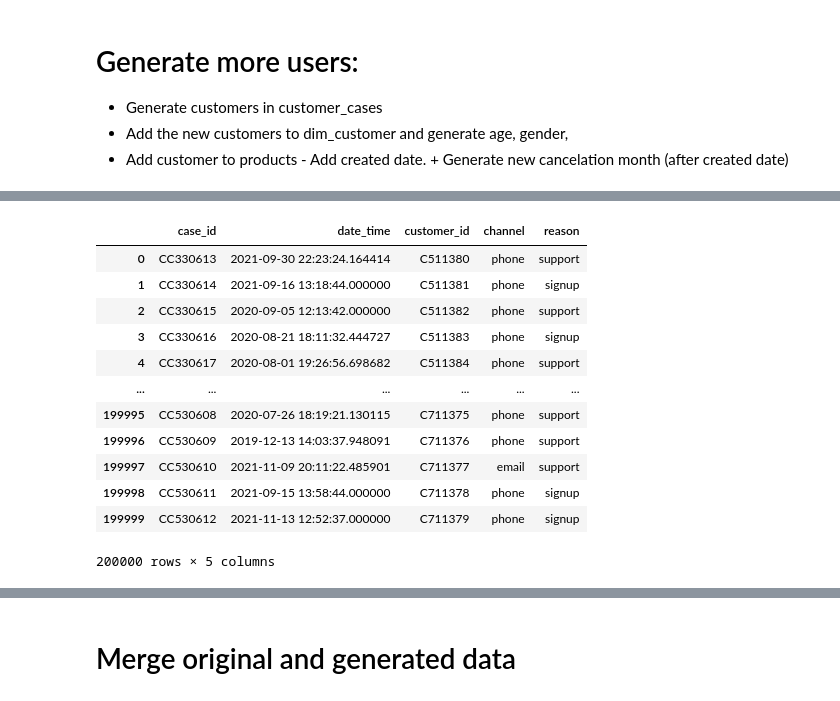
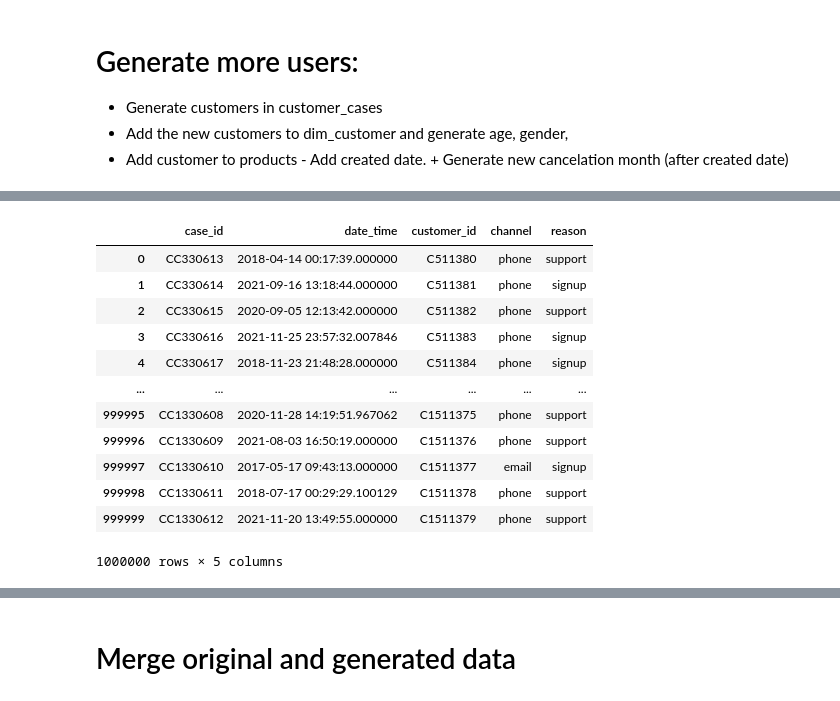
Before and after one commit to MartinBA741/QlikWorld, a Jupyter notebook: gen_data.ipynb, the cells around one changed output, grey strips where cells are left out. Saved outputs shown, nothing was run; the diff lists cells and outputs as text; code cells hidden in the pictures.

```diff
--- a/gen_data.ipynb
+++ b/gen_data.ipynb
@@ -25,3 +25,21 @@ def add_random_days(date, t_0=60, t_1=120):
         new_date = date + timedelta(days=n)
 
     return new_date
+# %%
+from random import randrange
+from datetime import timedelta
+
+def random_date(start, end):
+    """
+    This function will return a random datetime between two datetime
+    objects.
+    """
+    delta = end - start
+    int_delta = (delta.days * 24 * 60 * 60) + delta.seconds
+    random_second = randrange(int_delta)
+    return start + timedelta(seconds=random_second)
+# %%
+start_date = pd.to_datetime('2017-01-01')
+end_date = pd.to_datetime('2022-01-01')
+
+random_date(start_date, end_date)
@@ -28,28 +48,33 @@ def add_random_days(date, t_0=60, t_1=120):
 # %%
-sample_size = 200000
+sample_size = 1000000
 
 gen_cases = pd.DataFrame({
     'case_id' :  np.array(pd.Series(np.repeat("CC", sample_size)) + pd.Series(np.arange(330613, 330613+sample_size)).astype(str)),
     'date_time' : cases['date_time'].sample(sample_size, replace = True, random_state=741).to_numpy(),
     'customer_id' : np.array(pd.Series(np.repeat("C", sample_size)) + pd.Series(np.arange(511380, 511380+sample_size)).astype(str)),
     'channel' : cases['channel'].sample(sample_size, replace = True).to_numpy(),
     'reason' : cases['reason'].sample(sample_size, replace = True).to_numpy(),
     })
 
-gen_cases['date_time'] = pd.to_datetime(gen_cases['date_time']).apply(lambda x: add_random_days(x, t_0=100, t_1=160))
+
+gen_cases['date_time'] = pd.to_datetime(gen_cases['date_time']).apply(lambda x: add_random_days(x, t_0=10, t_1=365*3))
+
+late_lst = gen_cases[(gen_cases['date_time'] > pd.to_datetime('2021-12-12'))].index
+
+gen_cases.iloc[late_lst, 1] = gen_cases.iloc[late_lst, 1].apply(lambda x: random_date(start_date, end_date)).copy()
 
 gen_cases
 # %% [output]
 |  | case_id | date_time | customer_id | channel | reason |
-| 0 | CC330613 | 2021-09-30 22:23:24.164414 | C511380 | phone | support |
+| 0 | CC330613 | 2018-04-14 00:17:39.000000 | C511380 | phone | support |
 | 1 | CC330614 | 2021-09-16 13:18:44.000000 | C511381 | phone | signup |
 | 2 | CC330615 | 2020-09-05 12:13:42.000000 | C511382 | phone | support |
-| 3 | CC330616 | 2020-08-21 18:11:32.444727 | C511383 | phone | signup |
-| 4 | CC330617 | 2020-08-01 19:26:56.698682 | C511384 | phone | support |
+| 3 | CC330616 | 2021-11-25 23:57:32.007846 | C511383 | phone | signup |
+| 4 | CC330617 | 2018-11-23 21:48:28.000000 | C511384 | phone | signup |
 | ... | ... | ... | ... | ... | ... |
-| 199995 | CC530608 | 2020-07-26 18:19:21.130115 | C711375 | phone | support |
-| 199996 | CC530609 | 2019-12-13 14:03:37.948091 | C711376 | phone | support |
-| 199997 | CC530610 | 2021-11-09 20:11:22.485901 | C711377 | email | support |
-| 199998 | CC530611 | 2021-09-15 13:58:44.000000 | C711378 | phone | signup |
-| 199999 | CC530612 | 2021-11-13 12:52:37.000000 | C711379 | phone | signup |
+| 999995 | CC1330608 | 2020-11-28 14:19:51.967062 | C1511375 | phone | support |
+| 999996 | CC1330609 | 2021-08-03 16:50:19.000000 | C1511376 | phone | support |
+| 999997 | CC1330610 | 2017-05-17 09:43:13.000000 | C1511377 | email | signup |
+| 999998 | CC1330611 | 2018-07-17 00:29:29.100129 | C1511378 | phone | support |
+| 999999 | CC1330612 | 2021-11-20 13:49:55.000000 | C1511379 | phone | support |
-200000 rows × 5 columns
+1000000 rows × 5 columns
```
Also changed, not shown: parts of 9 cells of this notebook, 2 other files.
